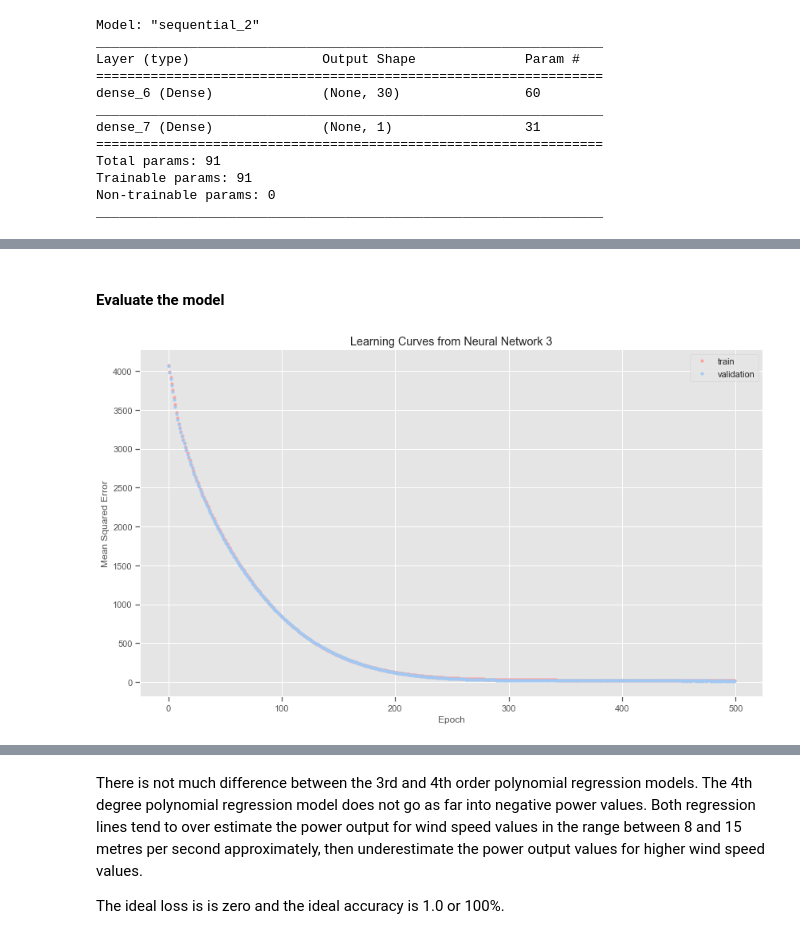
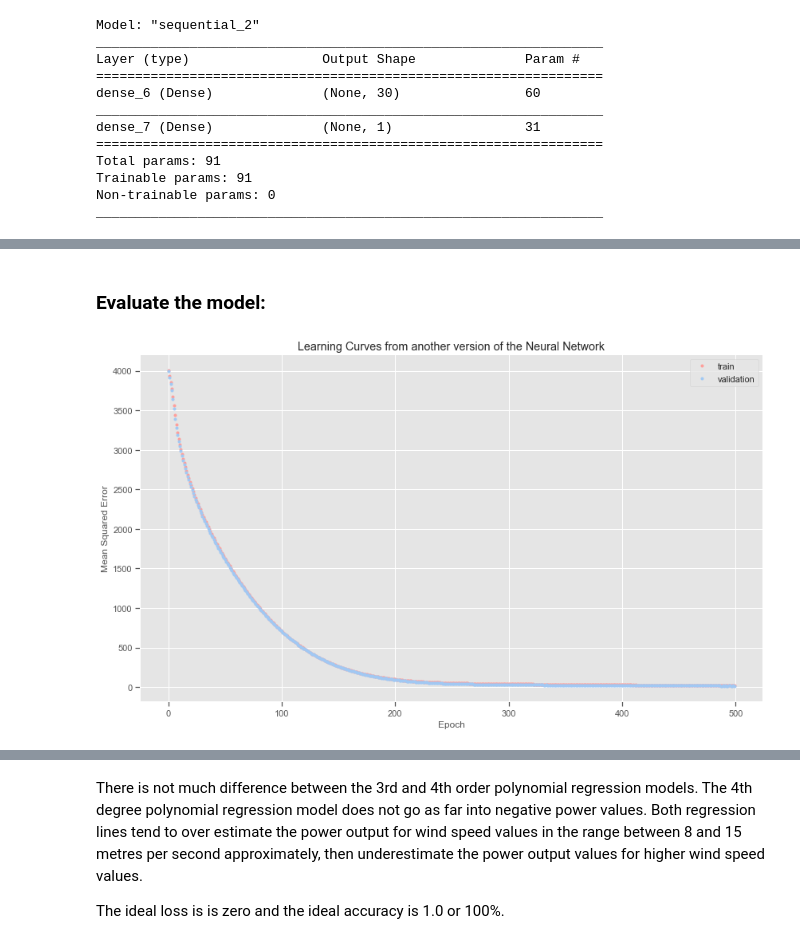
Before and after one commit to angela1C/MLASProject, a Jupyter notebook: wind_project.ipynb, the cells around one changed output, grey strips where cells are left out. Saved outputs shown, nothing was run; the diff lists cells and outputs as text; code cells hidden in the pictures.

```diff
--- a/wind_project.ipynb
+++ b/wind_project.ipynb
@@ -1244,16 +1264,16 @@ Epoch 500/500
 # %% [markdown]
-#### Evaluate the model
+### Evaluate the model:
 # %%
 #history = model.fit(X_train, y_train, epochs=500, batch_size=10, verbose=0, validation_split=0.3)
-plt.title('Learning Curves from Neural Network 3')
+plt.title('Learning Curves from another version of the Neural Network')
 plt.xlabel('Epoch')
 plt.ylabel('Mean Squared Error')
 plt.plot(history3.history['loss'], 'r.',label='train')
 plt.plot(history3.history['val_loss'], 'b.',label='validation')
 plt.legend()
-plt.show()
+plt.savefig("images/Learning Curves from another version of the Neural Network'")
 # %% [output]
-[figure, old version]
+[figure, new version]
 # %%
 # Evaluate the model
 print("Evaluating Neural Network model 3")
```
Also changed, not shown: parts of 85 cells of this notebook, 17 other files.
